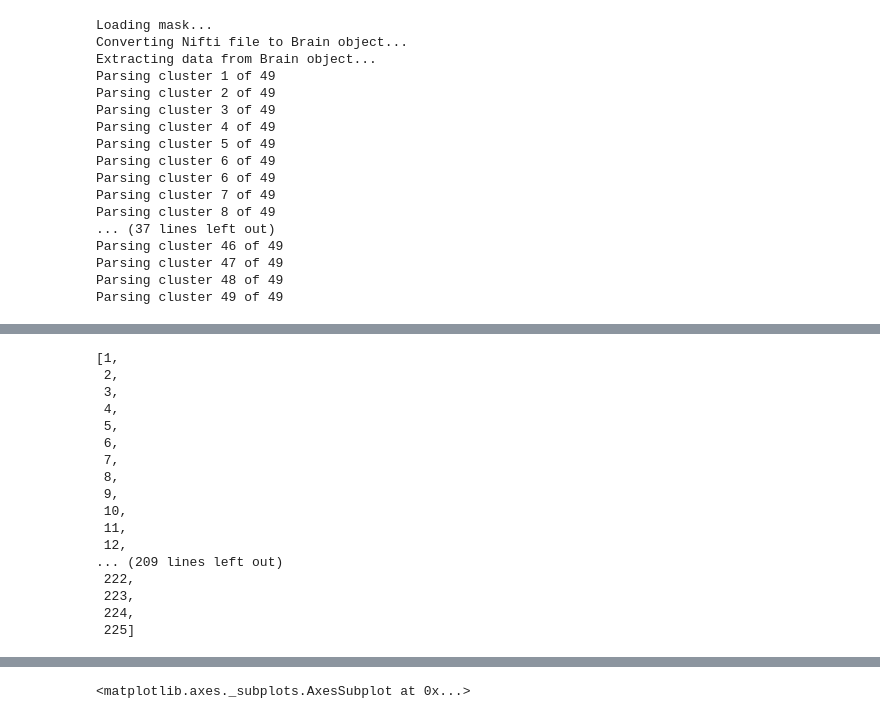
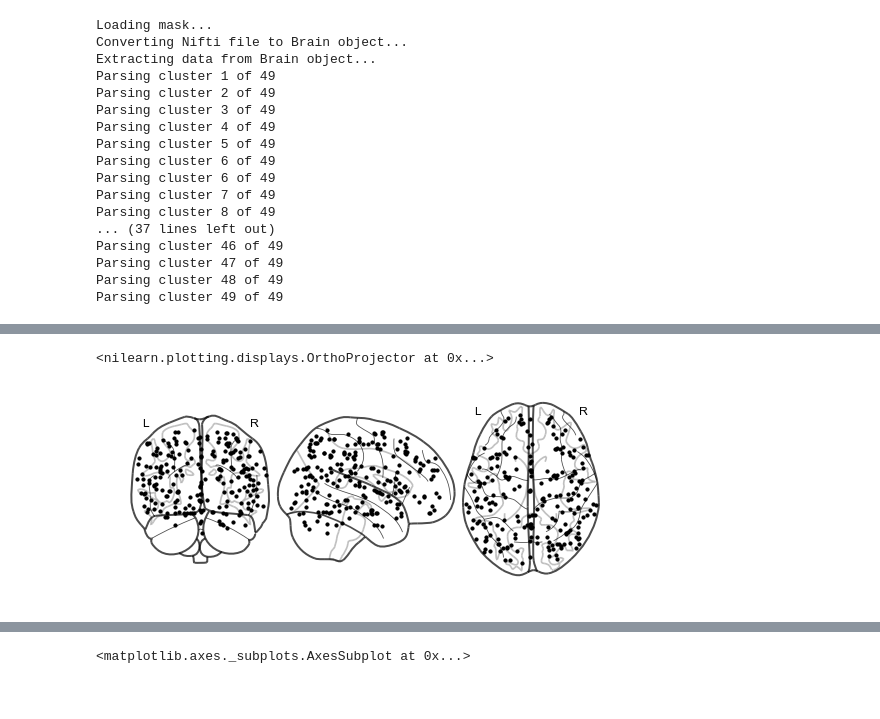
Before and after one commit to ContextLab/directed-forgetting-network-dynamics, a Jupyter notebook: code/network_analyses.ipynb, the cells around one changed output, grey strips where cells are left out. Drawn from its saved outputs; the diff is of its cells as text; code cells hidden in the pictures.

Commit message:
clustering seems to be working

```diff
--- a/code/network_analyses.ipynb
+++ b/code/network_analyses.ipynb
@@ -148,23 +144,16 @@ hyp.plot(labels.locs.iloc[np.where(labels.data == 5)[1]], 'k.')
-# %%
-for i in np.unique(labels.data).tolist():
-# %% [output]
-[1,
- 2,
- 3,
- 4,
- 5,
- 6,
- 7,
- 8,
- 9,
- 10,
- 11,
- 12,
-... (209 lines left out)
- 222,
- 223,
- 224,
- 225]
+# %%
+rois = []
+centers = []
+for i in np.unique(labels.data).tolist():
+    next_cluster = labels.get_slice(loc_inds=np.where(labels.data == i)[1])
+    rois.append(next_cluster.get_locs())
+    centers.append(next_cluster.get_locs().mean(axis=0))
+centers = np.vstack(centers)
+# %%
+nl.plotting.plot_connectome(np.eye(centers.shape[0]), centers, node_size=10, node_color='k')
+# %% [output]
+<nilearn.plotting.displays.OrthoProjector at 0x...>
+[figure, added]
 # %%
 labels.plot_data()
 # %% [output]
```
Also changed, not shown: parts of 4 cells of this notebook.
